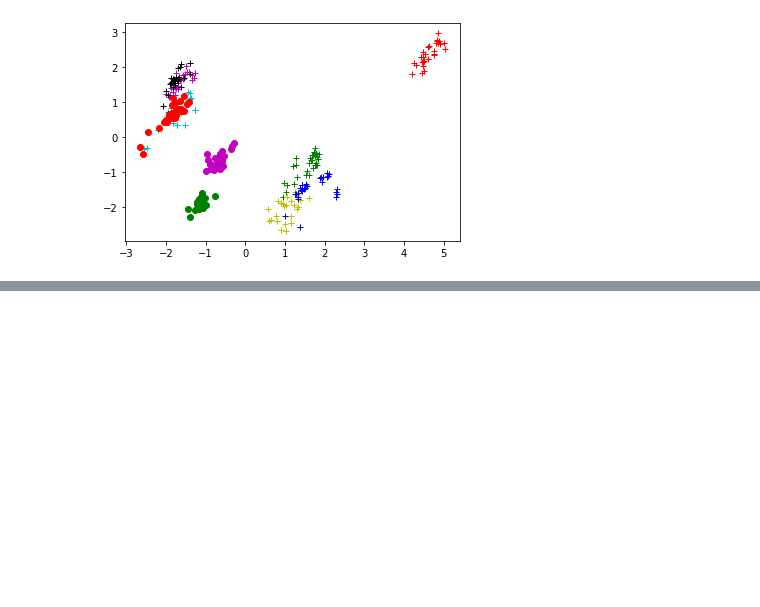
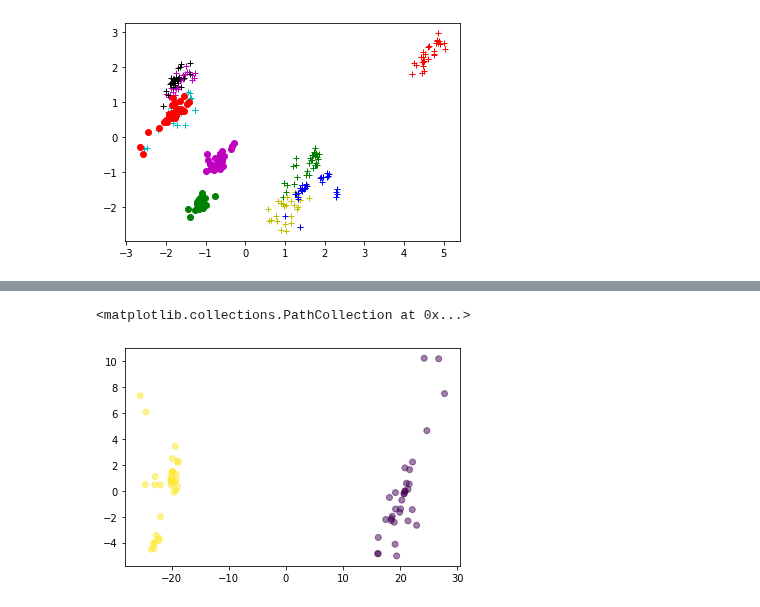
Before and after one commit to sitthatkaja/multivariate, a Jupyter notebook: EXAM01.ipynb, the cells around one changed output, grey strips where cells are left out. Cells and saved outputs as stored; diff of their text form; code cells hidden in the pictures; blank space fills up the shorter version.

```diff
--- a/EXAM01.ipynb
+++ b/EXAM01.ipynb
@@ -347,0 +484,3 @@ plt.plot(n_pca[268:300,0],n_pca[268:300,1],'om')
+# %%
+exam_test = second_exam[(second_exam['brand']==9) | (second_exam['brand']==5)]
+exam_test
@@ -347,0 +501,8 @@ plt.plot(n_pca[268:300,0],n_pca[268:300,1],'om')
+# %%
+pca = PCA(n_components=2)
+new_pca_2 = pca.fit_transform(exam_test.iloc[:,1:].to_numpy())
+# %%
+plt.scatter(new_pca_2[:,0],new_pca_2[:,1],c = exam_test['brand'],alpha=0.5)
+# %% [output]
+<matplotlib.collections.PathCollection at 0x...>
+[figure, added]
```
Also changed, not shown: parts of 25 cells of this notebook.
